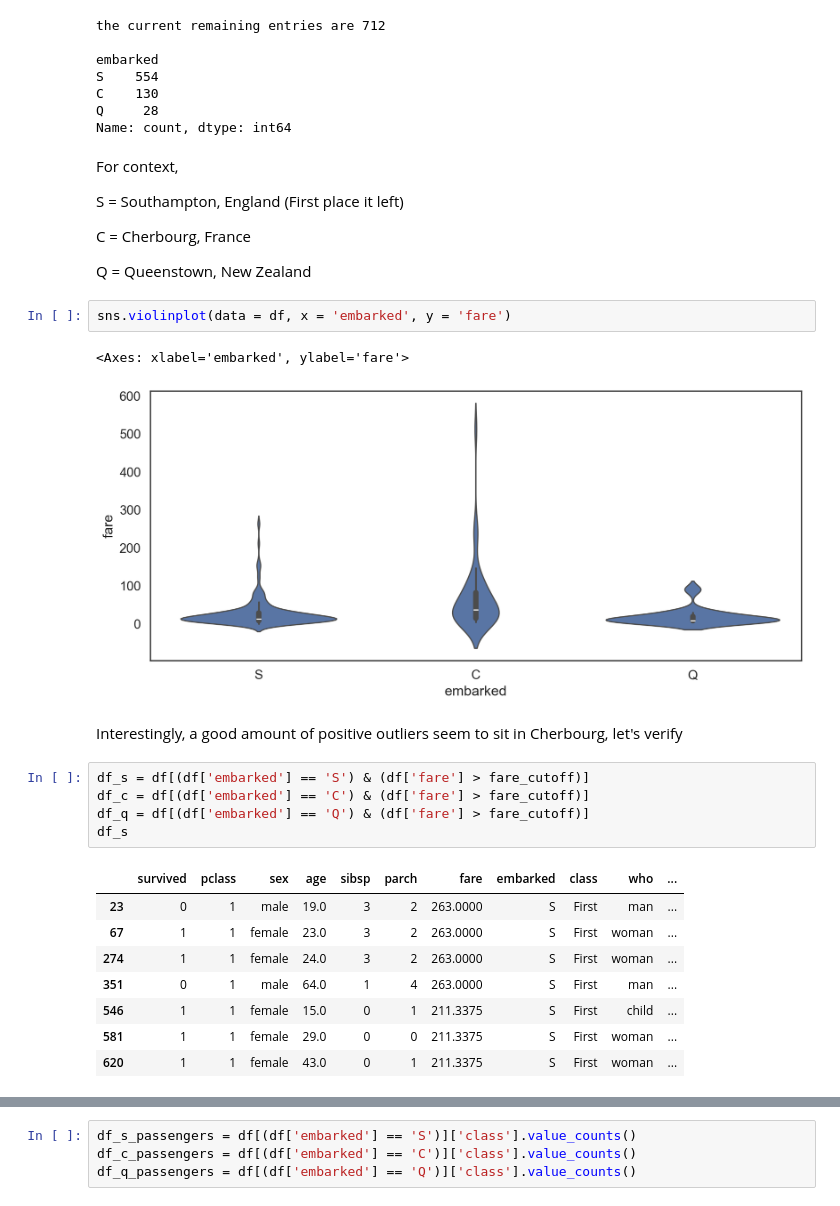
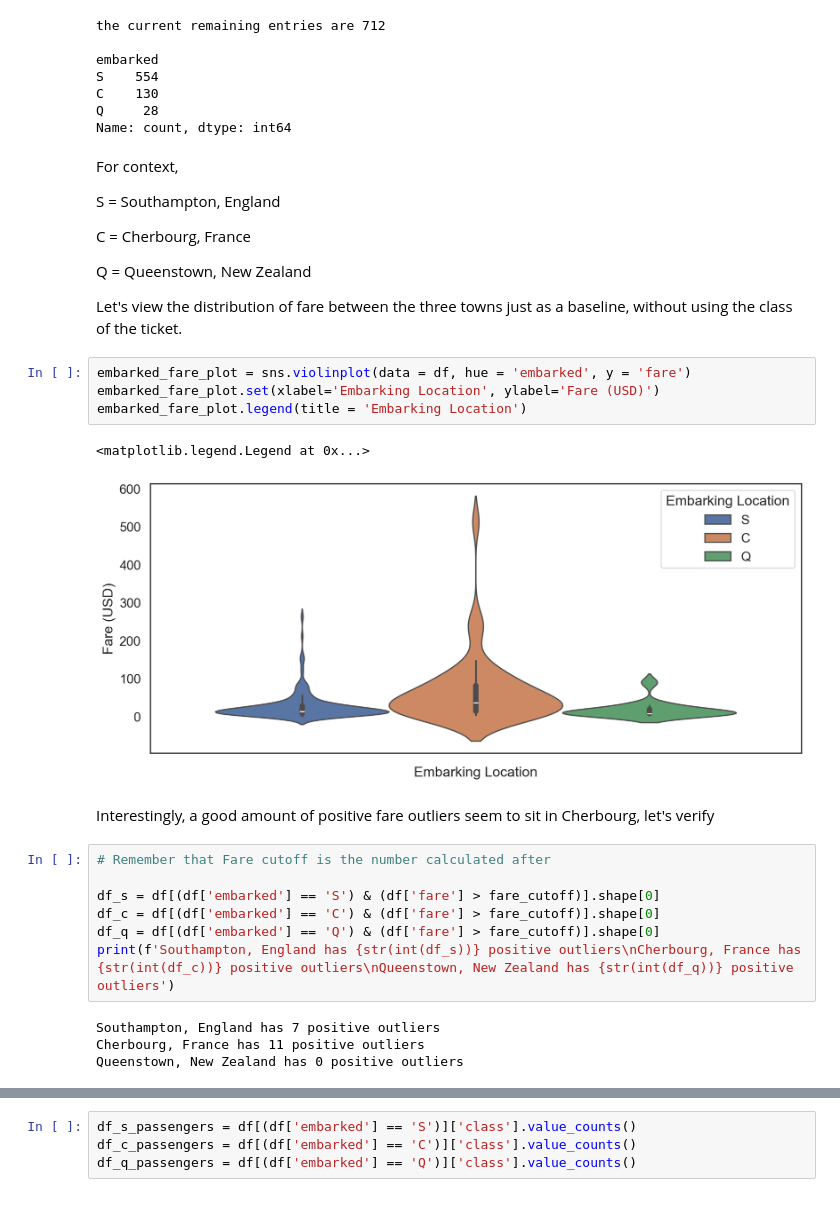
Before and after one commit to COGS108/Group036_WI26, a Jupyter notebook: 02-EDACheckpoint.ipynb, the cells around one changed output, grey strips where cells are left out. Cells and saved outputs as stored; diff of their text form.

```diff
--- a/02-EDACheckpoint.ipynb
+++ b/02-EDACheckpoint.ipynb
@@ -303,29 +334,31 @@ Name: count, dtype: int64
 # %% [markdown]
 For context,
 
-S = Southampton, England (First place it left)
+S = Southampton, England
 
 C = Cherbourg, France
 
 Q = Queenstown, New Zealand
+
+
+Let's view the distribution of fare between the three towns just as a baseline, without using the class of the ticket.
-# %%
-sns.violinplot(data = df, x = 'embarked', y = 'fare')
-# %% [output]
-<Axes: xlabel='embarked', ylabel='fare'>
-[figure, removed]
+# %%
+embarked_fare_plot = sns.violinplot(data = df, hue = 'embarked', y = 'fare')
+embarked_fare_plot.set(xlabel='Embarking Location', ylabel='Fare (USD)')
+embarked_fare_plot.legend(title = 'Embarking Location')
+# %% [output]
+<matplotlib.legend.Legend at 0x...>
+[figure, added]
 # %% [markdown]
-Interestingly, a good amount of positive outliers seem to sit in Cherbourg, let's verify
+Interestingly, a good amount of positive fare outliers seem to sit in Cherbourg, let's verify
 # %%
-df_s = df[(df['embarked'] == 'S') & (df['fare'] > fare_cutoff)]
-df_c = df[(df['embarked'] == 'C') & (df['fare'] > fare_cutoff)]
-df_q = df[(df['embarked'] == 'Q') & (df['fare'] > fare_cutoff)]
-df_s
+# Remember that Fare cutoff is the number calculated after
+
+df_s = df[(df['embarked'] == 'S') & (df['fare'] > fare_cutoff)].shape[0]
+df_c = df[(df['embarked'] == 'C') & (df['fare'] > fare_cutoff)].shape[0]
+df_q = df[(df['embarked'] == 'Q') & (df['fare'] > fare_cutoff)].shape[0]
+print(f'Southampton, England has {str(int(df_s))} positive outliers\nCherbourg, France has {str(int(df_c))} positive outliers\nQueenstown, New Zealand has {str(int(df_q))} positive outliers')
 # %% [output]
-|  | survived | pclass | sex | age | sibsp | parch | fare | embarked | class | who | ... |
-| 23 | 0 | 1 | male | 19.0 | 3 | 2 | 263.0000 | S | First | man | ... |
-| 67 | 1 | 1 | female | 23.0 | 3 | 2 | 263.0000 | S | First | woman | ... |
-| 274 | 1 | 1 | female | 24.0 | 3 | 2 | 263.0000 | S | First | woman | ... |
-| 351 | 0 | 1 | male | 64.0 | 1 | 4 | 263.0000 | S | First | man | ... |
-| 546 | 1 | 1 | female | 15.0 | 0 | 1 | 211.3375 | S | First | child | ... |
-| 581 | 1 | 1 | female | 29.0 | 0 | 0 | 211.3375 | S | First | woman | ... |
-| 620 | 1 | 1 | female | 43.0 | 0 | 1 | 211.3375 | S | First | woman | ... |
+Southampton, England has 7 positive outliers
+Cherbourg, France has 11 positive outliers
+Queenstown, New Zealand has 0 positive outliers
```
Also changed, not shown: parts of 12 cells of this notebook.
